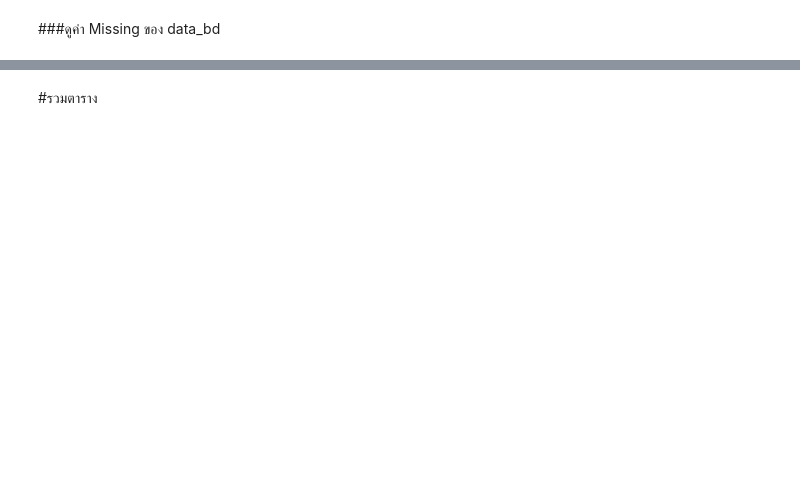
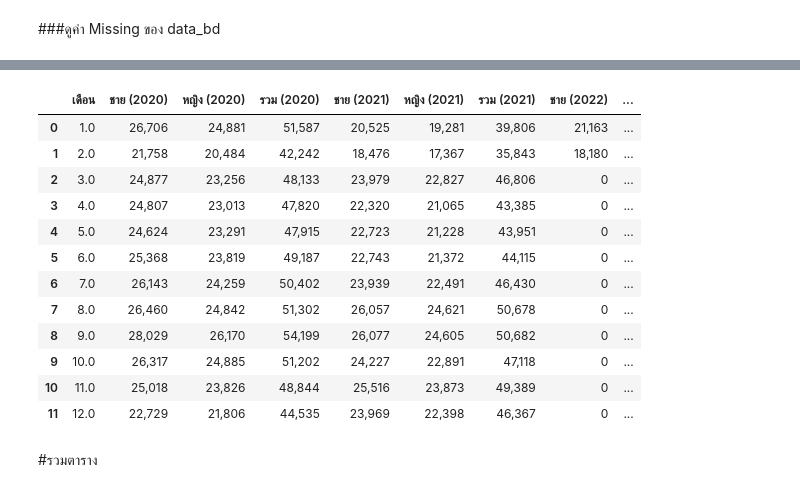
Before and after one commit to Benza1611/data_viz_2022, a Jupyter notebook: Project.ipynb, the cells around one changed output, grey strips where cells are left out. Saved outputs shown, nothing was run; the diff lists cells and outputs as text; code cells hidden in the pictures; blank space fills up the shorter version.

```diff
--- a/Project.ipynb
+++ b/Project.ipynb
@@ -329,3 +377,20 @@ dtype: bool
+# %%
+data_bd = data_bd.dropna()
+data_bd
+# %% [output]
+|  | เดือน | ชาย (2020) | หญิง (2020) | รวม (2020) | ชาย (2021) | หญิง (2021) | รวม (2021) | ชาย (2022) | ... |
+| 0 | 1.0 | 26,706 | 24,881 | 51,587 | 20,525 | 19,281 | 39,806 | 21,163 | ... |
+| 1 | 2.0 | 21,758 | 20,484 | 42,242 | 18,476 | 17,367 | 35,843 | 18,180 | ... |
+| 2 | 3.0 | 24,877 | 23,256 | 48,133 | 23,979 | 22,827 | 46,806 | 0 | ... |
+| 3 | 4.0 | 24,807 | 23,013 | 47,820 | 22,320 | 21,065 | 43,385 | 0 | ... |
+| 4 | 5.0 | 24,624 | 23,291 | 47,915 | 22,723 | 21,228 | 43,951 | 0 | ... |
+| 5 | 6.0 | 25,368 | 23,819 | 49,187 | 22,743 | 21,372 | 44,115 | 0 | ... |
+| 6 | 7.0 | 26,143 | 24,259 | 50,402 | 23,939 | 22,491 | 46,430 | 0 | ... |
+| 7 | 8.0 | 26,460 | 24,842 | 51,302 | 26,057 | 24,621 | 50,678 | 0 | ... |
+| 8 | 9.0 | 28,029 | 26,170 | 54,199 | 26,077 | 24,605 | 50,682 | 0 | ... |
+| 9 | 10.0 | 26,317 | 24,885 | 51,202 | 24,227 | 22,891 | 47,118 | 0 | ... |
+| 10 | 11.0 | 25,018 | 23,826 | 48,844 | 25,516 | 23,873 | 49,389 | 0 | ... |
+| 11 | 12.0 | 22,729 | 21,806 | 44,535 | 23,969 | 22,398 | 46,367 | 0 | ... |
 # %% [markdown]
 #รวมตาราง
 # %%
```
Also changed, not shown: parts of 34 cells of this notebook.
